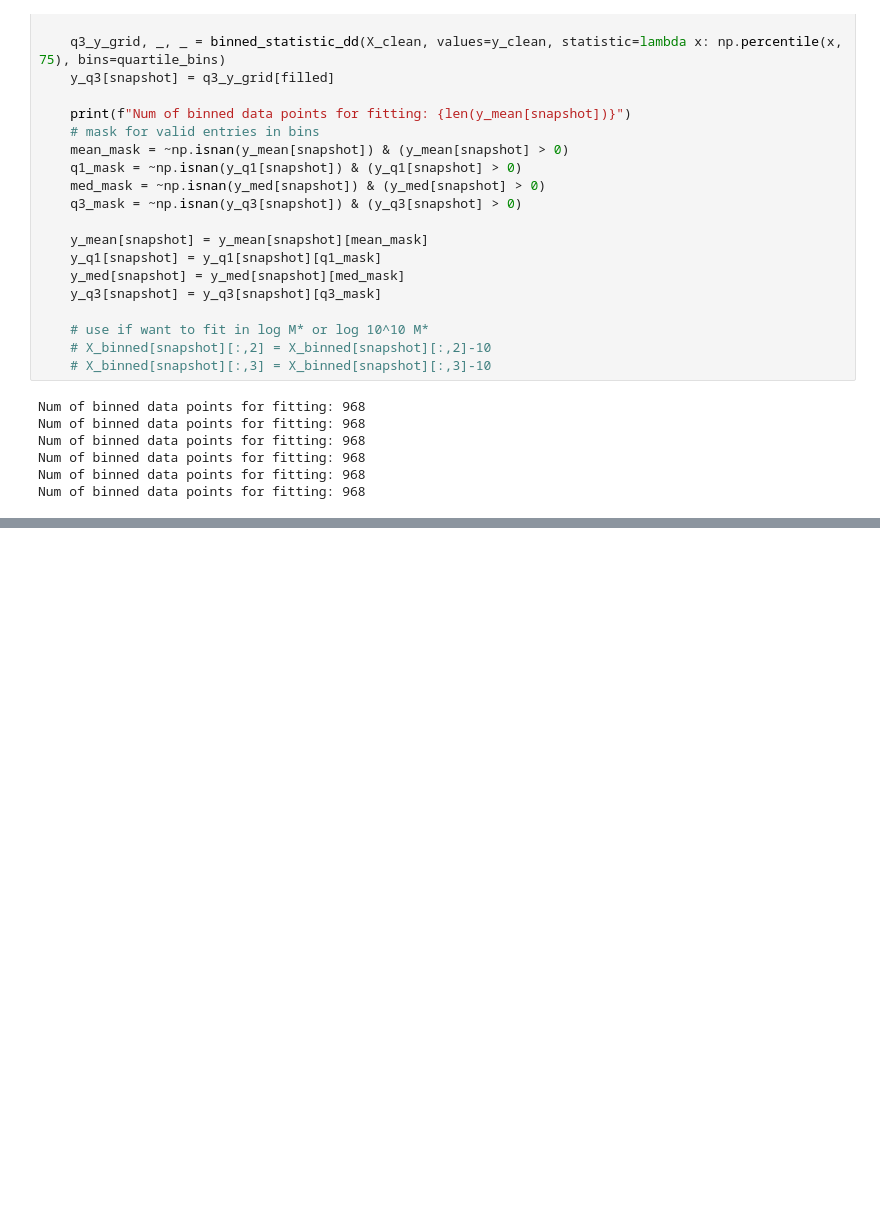
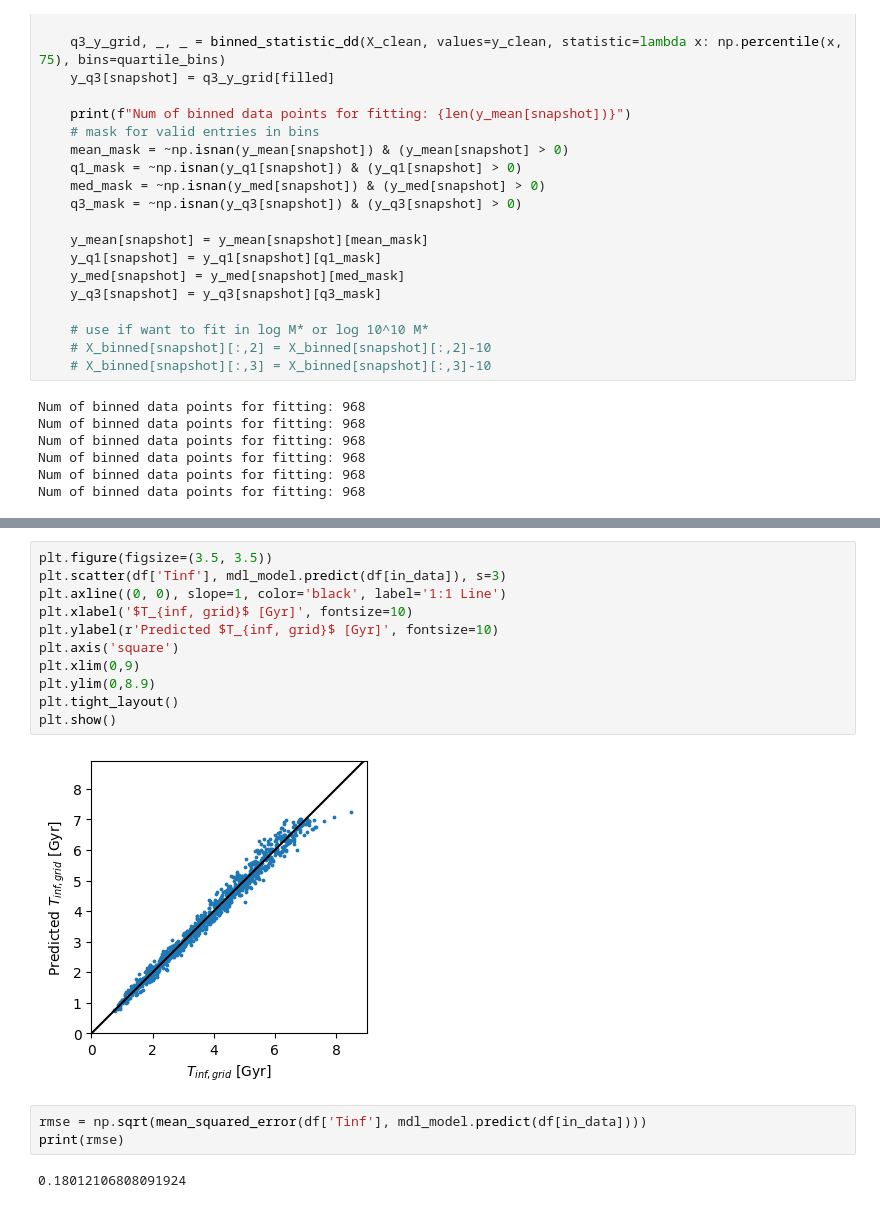
Before and after one commit to RizkallahBotros/LCP-Research_Modelling-Infall-Time, a Jupyter notebook: bayesianSR.ipynb, the cells around one changed output, grey strips where cells are left out. Saved outputs shown, nothing was run; the diff lists cells and outputs as text; blank space fills up the shorter version.

```diff
--- a/bayesianSR.ipynb
+++ b/bayesianSR.ipynb
@@ -298,0 +349,18 @@ OSError: [Errno 22] Invalid argument: 'C:\\Users\\rizkw\\Documents\\LCP Research
+# %%
+plt.figure(figsize=(3.5, 3.5))
+plt.scatter(df['Tinf'], mdl_model.predict(df[in_data]), s=3)
+plt.axline((0, 0), slope=1, color='black', label='1:1 Line')
+plt.xlabel('$T_{inf, grid}$ [Gyr]', fontsize=10)
+plt.ylabel(r'Predicted $T_{inf, grid}$ [Gyr]', fontsize=10)
+plt.axis('square')
+plt.xlim(0,9)
+plt.ylim(0,8.9)
+plt.tight_layout()
+plt.show()
+# %% [output]
+[figure, added]
+# %%
+rmse = np.sqrt(mean_squared_error(df['Tinf'], mdl_model.predict(df[in_data])))
+print(rmse)
+# %% [output]
+0.18012106808091924
```
Also changed, not shown: parts of 6 cells of this notebook.
